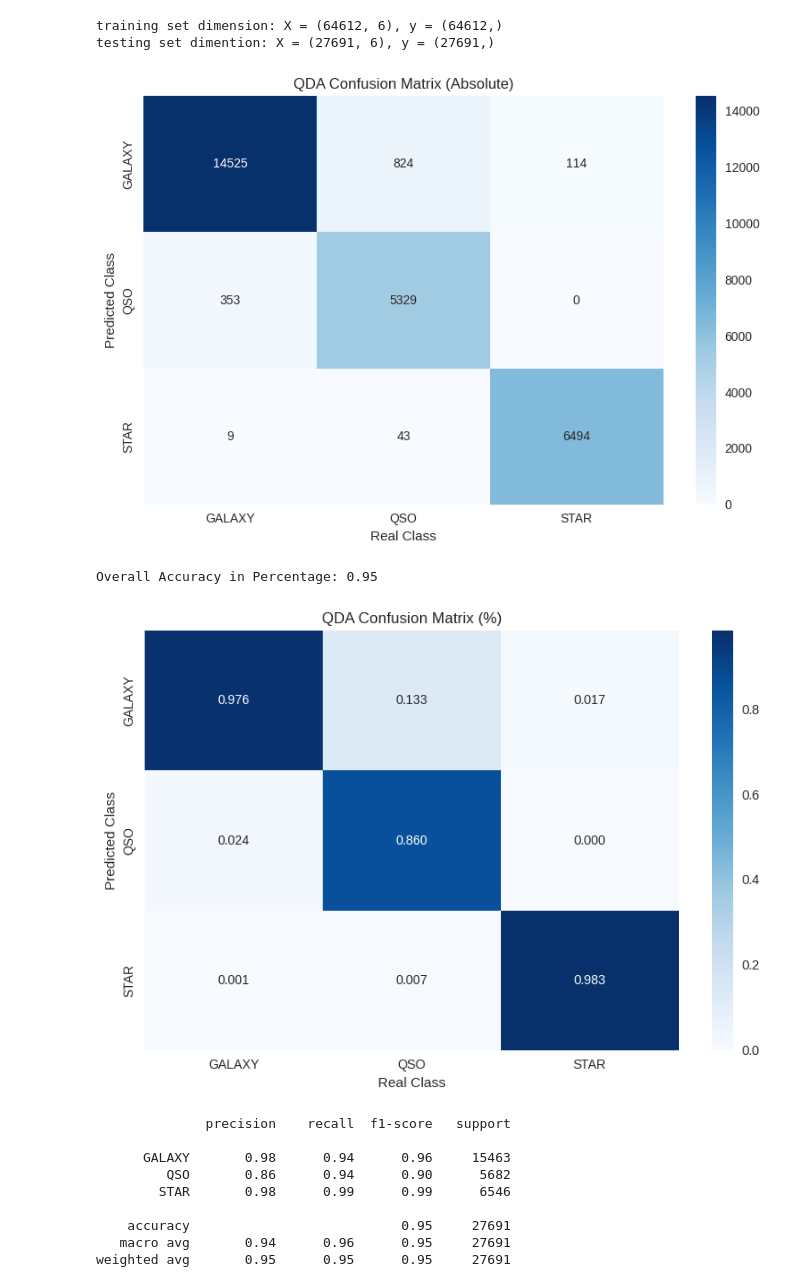
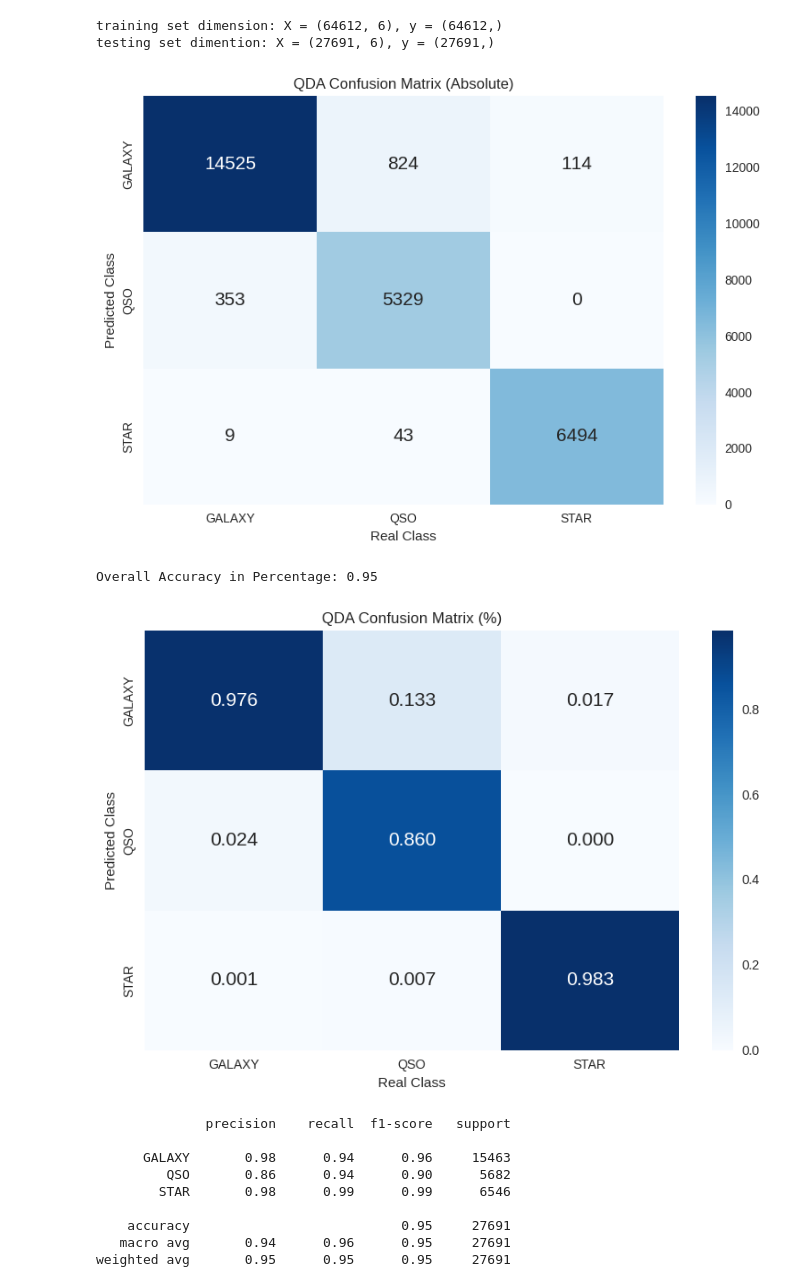
Before and after one commit to thiago-sqr/TI0175-HW3-Classification, a Jupyter notebook: code/qda.ipynb, the cells around one changed output. Cells and saved outputs as stored; diff of their text form; code cells hidden in the pictures.

```diff
--- a/code/qda.ipynb
+++ b/code/qda.ipynb
@@ -52,6 +52,7 @@ matrix = confusion_matrix(
 sns.heatmap(
     matrix,
     annot=True,
+    annot_kws={"size": 15},
     fmt="d",
     cmap="Blues",
     yticklabels=classes,
@@ -64,33 +65,34 @@ plt.tight_layout()
 plt.savefig("../img/abs-qda-matrix.pdf")
 plt.show()
 # %% [output]
-[figure, old version]
+[figure, new version]
 # %%
 print(f"Overall Accuracy in Percentage: {accuracy_score(y_test, y_pred):.2f}")
 
 matrix = confusion_matrix(
     y_test,
     y_pred,
     labels=classes,
     normalize='pred'
 )
 sns.heatmap(
     matrix,
     annot=True,
+    annot_kws={"size": 15},
     fmt=".3f",
     cmap="Blues",
     yticklabels=classes,
     xticklabels=classes
 )
 plt.title("QDA Confusion Matrix (%)")
 plt.xlabel("Real Class")
 plt.ylabel("Predicted Class")
 plt.tight_layout()
 plt.savefig("../img/perc-qda-matrix.pdf")
 plt.show()
 # %% [output]
 Overall Accuracy in Percentage: 0.95
-[figure, old version]
+[figure, new version]
 # %%
 print(classification_report(y_test, y_pred))
 # %% [output]
```
Also changed, not shown: 12 other files.
